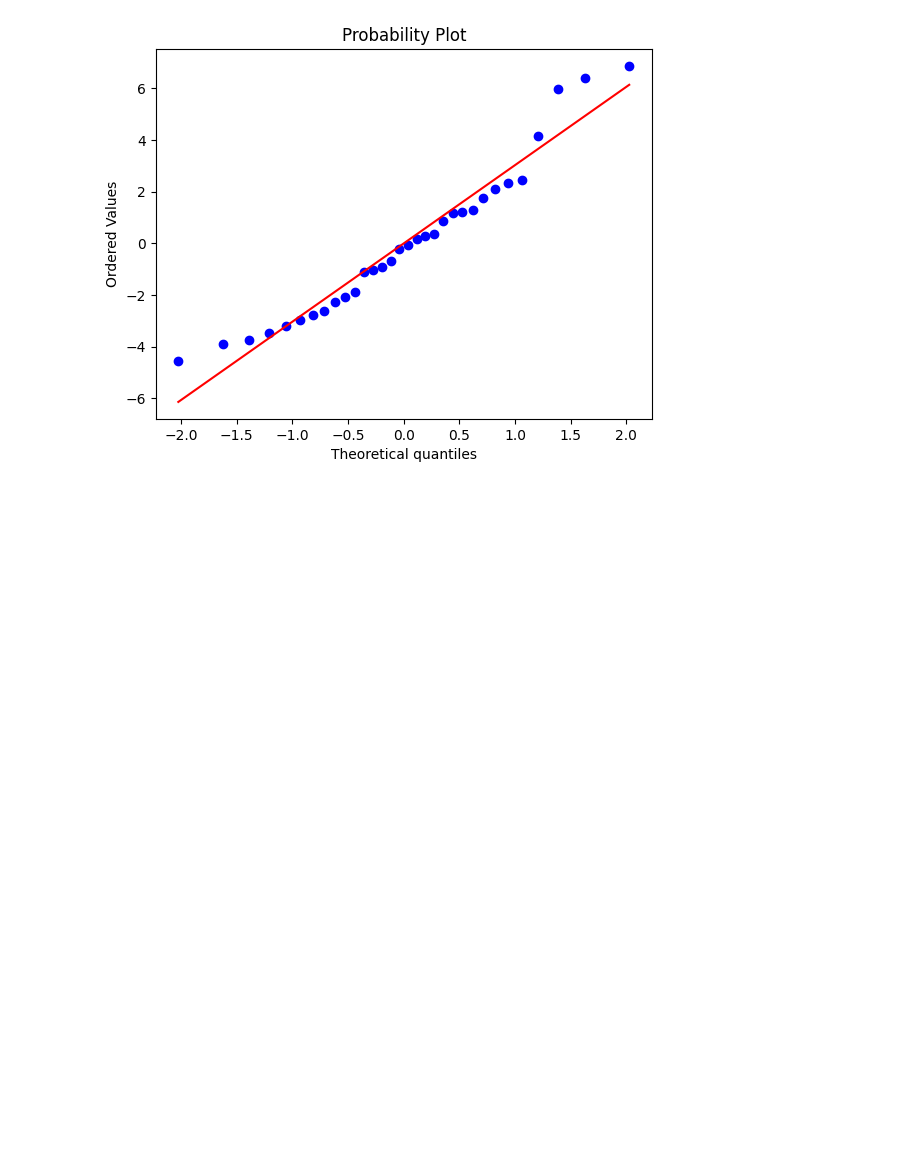
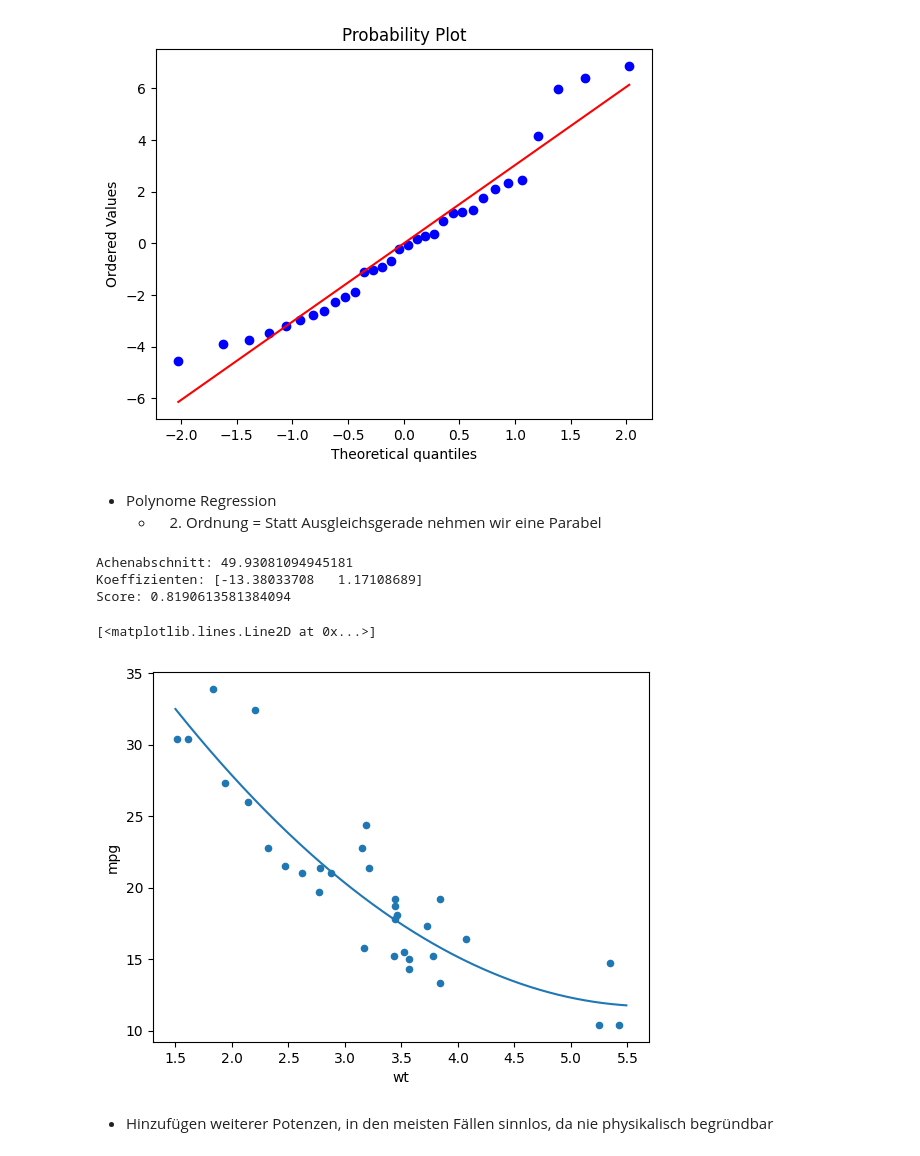
Before and after one commit to Javacream/org.javacream.training.python, a Jupyter notebook: programme/Woche9/motorcars/motorcars.ipynb, the cells around one changed output. Cells and saved outputs as stored; diff of their text form; code cells hidden in the pictures; blank space fills up the shorter version.

Commit message:
Ende Regressionsland

```diff
--- a/programme/Woche9/motorcars/motorcars.ipynb
+++ b/programme/Woche9/motorcars/motorcars.ipynb
@@ -289,3 +289,27 @@ stats.probplot(residuals, dist='norm', plot=plt)
   np.float64(-7.963120739283911e-15),
   np.float64(0.975667445179132)))
 [figure]
+# %% [markdown]
+* Polynome Regression
+  * 2. Ordnung = Statt Ausgleichsgerade nehmen wir eine Parabel
+# %%
+poly_model = linear_model.LinearRegression()
+x_axis = pd.DataFrame([df['wt'], df['wt']**2]).T
+poly_model.fit(X=x_axis, y=df['mpg'])
+print(f'Achenabschnitt: {poly_model.intercept_}')
+print(f'Koeffizienten: {poly_model.coef_}')
+print(f"Score: {poly_model.score(x_axis, y=df['mpg'])}")
+# %% [output]
+Achenabschnitt: 49.93081094945181
+Koeffizienten: [-13.38033708   1.17108689]
+Score: 0.8190613581384094
+# %%
+df.plot(kind='scatter', x='wt', y='mpg')
+poly_range = np.arange(1.5, 5.5,0.01)
+predicted = poly_model.predict(pd.DataFrame([poly_range, poly_range**2]).T)
+plt.plot(poly_range, predicted)
+# %% [output]
+[<matplotlib.lines.Line2D at 0x...>]
+[figure, added]
+# %% [markdown]
+   * Hinzufügen weiterer Potenzen, in den meisten Fällen sinnlos, da nie physikalisch begründbar
```
Also changed, not shown: parts of 4 cells of this notebook.
